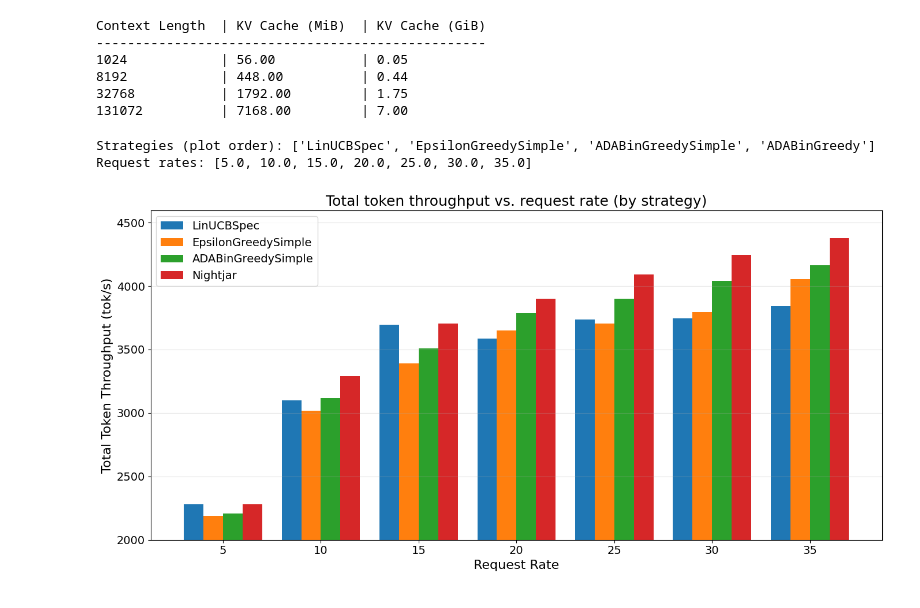
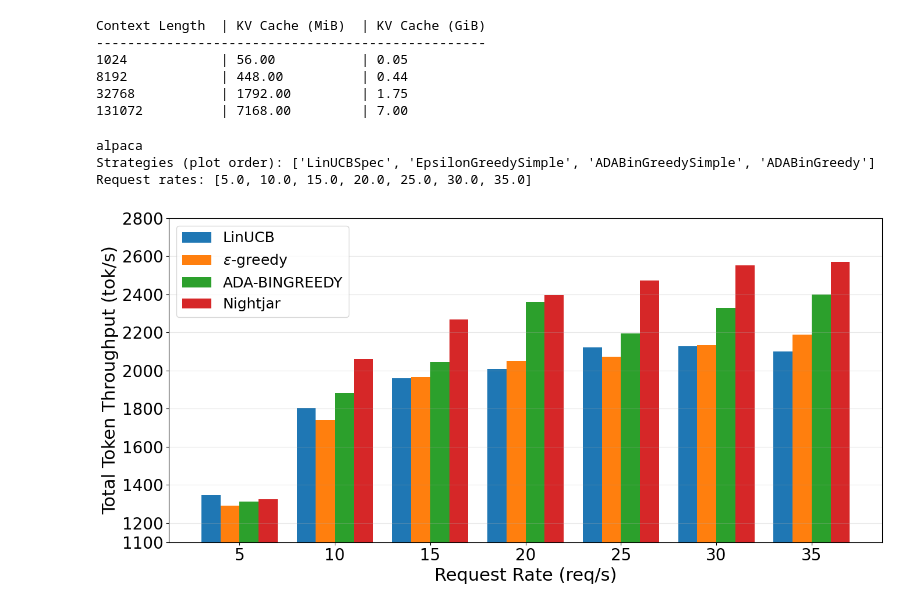
Before and after one commit to lihuahua123/vllm_speculative, a Jupyter notebook: exps/draw2.ipynb, the cells around one changed output. Cells and saved outputs as stored; diff of their text form; code cells hidden in the pictures.

```diff
--- a/exps/draw2.ipynb
+++ b/exps/draw2.ipynb
@@ -1650,8 +1686,11 @@ Context Length  | KV Cache (MiB)  | KV Cache (GiB)
 # %%
 # Read the bandit CSV file and plot a bar chart
 # ADABinGreedy 在 legend 显示为 Nightjar；字体变大；y 轴从 2000 开始；显示顺序：LinUCBSpec, EpsilonGreedySimple, ADABinGreedySimple, ADABinGreedy
-bandit_csv = '/root/autodl-tmp/vllm_speculative/benchmark_results_bandit.csv'
-
+bandit_csv = '/root/autodl-tmp/vllm_speculative/benchmark_results_bandit_sharegpt.csv'
+bandit_csv = '/root/autodl-tmp/vllm_speculative/benchmark_results_bandit_alpaca.csv'
+# bandit_csv = '/root/autodl-tmp/vllm_speculative/benchmark_results_bandit_specbench.csv'
+dataset = bandit_csv.split('/')[-1].split('_')[-1].split('.')[0]
+print(dataset)
 import pandas as pd
 import matplotlib.pyplot as plt
 import numpy as np
@@ -1660,8 +1699,8 @@ import numpy as np
 plt.rcParams['font.sans-serif'] = ['DejaVu Sans', 'SimHei']
 plt.rcParams['axes.unicode_minus'] = False
 
-# 全局字体大小（可按需再调大）
-plt.rcParams['font.size'] = 16
+# 全局字体大小（调大）
+plt.rcParams['font.size'] = 20
 
 # Load CSV
 df = pd.read_csv(bandit_csv)
@@ -1674,6 +1713,9 @@ request_rates = sorted(df['request_rate'].unique())
 # legend 显示名映射
 label_map = {
     'ADABinGreedy': 'Nightjar',
+    'LinUCBSpec': 'LinUCB',
+    'ADABinGreedySimple':'ADA-BINGREEDY',
+    'EpsilonGreedySimple':r'$\epsilon$-greedy'
 }
 
 print(f"Strategies (plot order): {strategies}")
@@ -1691,40 +1733,50 @@ for strategy in strategies:
             data_dict[strategy].append(0)
 
 # Plot grouped bar chart
 fig, ax = plt.subplots(figsize=(14, 7))
 
 x = np.arange(len(request_rates))
 width = 0.2  # bar width
 
 # Draw bars for each strategy
 colors = ['#1f77b4', '#ff7f0e', '#2ca02c', '#d62728', '#9467bd', '#8c564b']
 for i, strategy in enumerate(strategies):
     offset = (i - len(strategies) / 2 + 0.5) * width
     ax.bar(
         x + offset,
         data_dict[strategy],
         width,
         label=label_map.get(strategy, strategy),
         color=colors[i % len(colors)],
     )
 
-# Labels
-ax.set_xlabel('Request Rate', fontsize=16)
-ax.set_ylabel('Total Token Throughput (tok/s)', fontsize=16)
-ax.set_title('Total token throughput vs. request rate (by strategy)', fontsize=18)
+# Labels（字体调大）
+ax.set_xlabel('Request Rate (req/s)', fontsize=22)
+ax.set_ylabel('Total Token Throughput (tok/s)', fontsize=22)
+# ax.set_title('Total token throughput vs. request rate (by strategy)', fontsize=18)
 ax.set_xticks(x)
-ax.set_xticklabels([f'{int(r)}' for r in request_rates], fontsize=14)
-ax.tick_params(axis='y', labelsize=14)
+ax.set_xticklabels([f'{int(r)}' for r in request_rates], fontsize=20)
+ax.tick_params(axis='y', labelsize=20)
 
-# y 轴从 2000 开始
-ax.set_ylim(bottom=2000)
+# y 轴从（数据最小值 - 100）开始，取 100 整，最低刻度显示数值
+all_vals = [v for s in strategies for v in data_dict[s]]
+if all_vals:
+    y_bottom = int((min(all_vals) - 100) // 100) * 100
+else:
+    y_bottom = 0
+ax.set_ylim(bottom=y_bottom)
+y_ticks = np.unique(np.append(y_bottom, ax.get_yticks()))
+y_ticks = y_ticks[y_ticks >= y_bottom]
+ax.set_yticks(y_ticks)
 
-ax.legend(loc='best', fontsize=14)
+ax.legend(loc='best', fontsize=18)
 ax.grid(axis='y', alpha=0.3)
 
 plt.tight_layout()
+plt.savefig(f'./figs/bandit_comparison_{dataset}.pdf', dpi=400, bbox_inches='tight', pad_inches=0.2)
 plt.show()
 # %% [output]
+alpaca
 Strategies (plot order): ['LinUCBSpec', 'EpsilonGreedySimple', 'ADABinGreedySimple', 'ADABinGreedy']
 Request rates: [5.0, 10.0, 15.0, 20.0, 25.0, 30.0, 35.0]
-[figure, old version]
+[figure, new version]
```
Also changed, not shown: parts of 1 cell of this notebook, 8 other files.
